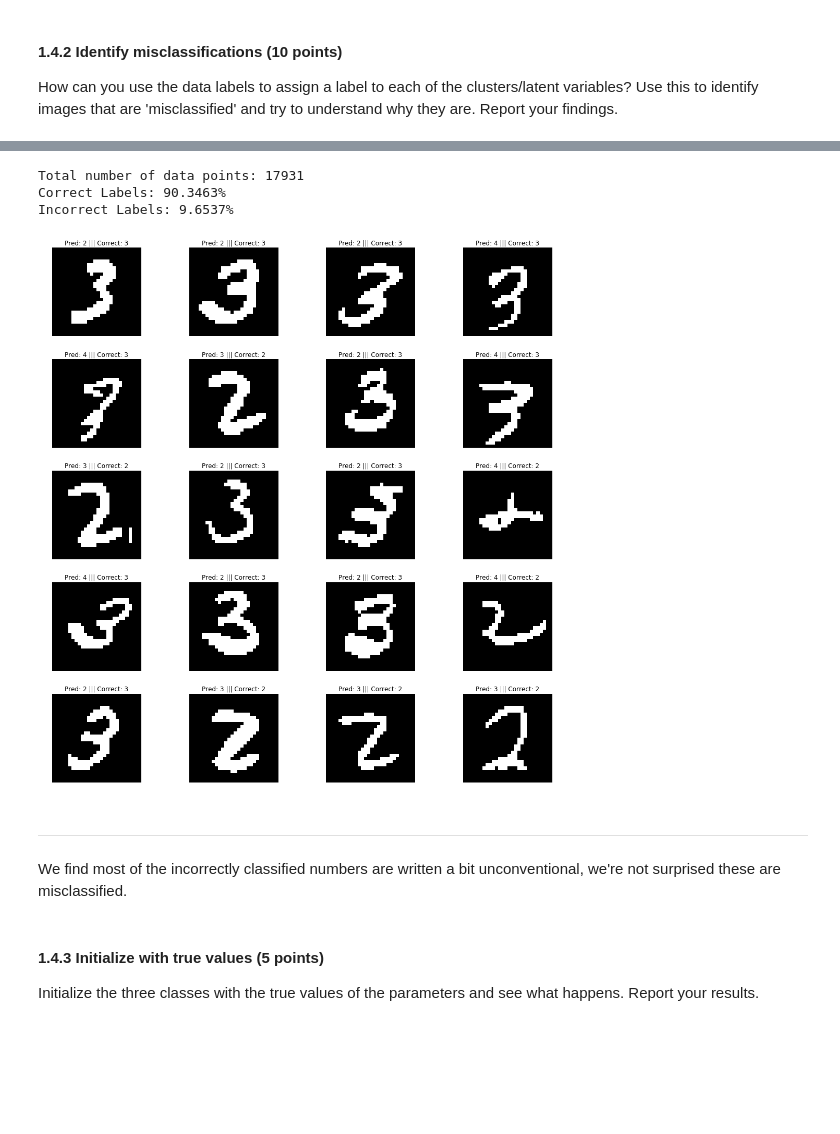
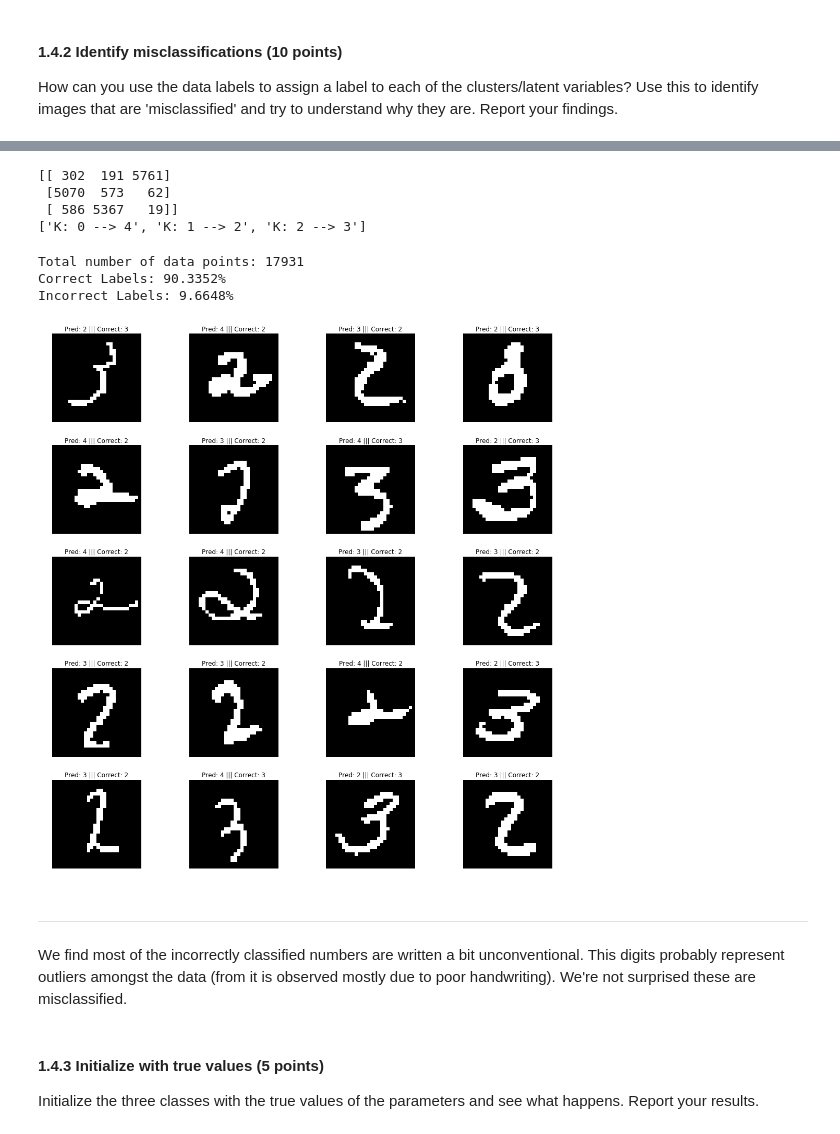
Before and after one commit to Nuno-Mota/Machine-Learning-2, a Jupyter notebook: Lab 3/lab3(1).ipynb, the cells around one changed output, grey strips where cells are left out. Saved outputs shown, nothing was run; the diff lists cells and outputs as text; code cells hidden in the pictures; blank space fills up the shorter version.

```diff
--- a/Lab 3/lab3(1).ipynb
+++ b/Lab 3/lab3(1).ipynb
@@ -311,52 +311,64 @@ Algorithm has converged
+# %%
+label_counts_per_latent_var = np.zeros((num_classes, 3)).astype(int)
+
+for i, gamma_n in enumerate(gamma):
+    cluster_for_n = np.argmax(gamma_n)
+    label_counts_per_latent_var[cluster_for_n, train_labels[digit_indices[i]]-2] += 1
+
+latent_var_to_digit = np.argmax(label_counts_per_latent_var, axis=1)+2
+
+print(label_counts_per_latent_var)
+print(["K: " + str(k) + " --> " + str(latent_var_to_digit[k]) for k in range(latent_var_to_digit.shape[0])])
+# %% [output]
+[[ 302  191 5761]
+ [5070  573   62]
+ [ 586 5367   19]]
+['K: 0 --> 4', 'K: 1 --> 2', 'K: 2 --> 3']
 # %%
-# From the images above get the correct mapping from latent class to digit
-latent_to_digit = {0: 2, 1: 4, 2: 3}
-
-
 correct = 0
 incorrect = []
 
 for i, label_index in enumerate(digit_indices):
     estimated_class = np.argmax(gamma[i, :])
-    if (latent_to_digit[estimated_class] == train_labels[label_index]):
+    if (latent_var_to_digit[estimated_class] == train_labels[label_index]):
         correct += 1
     else:
-        incorrect.append([latent_to_digit[estimated_class], label_index])
+        incorrect.append([latent_var_to_digit[estimated_class], label_index])
 
 
 print("Total number of data points: " + str(len(digit_indices)))
 print("Correct Labels: " + "{:.4f}%".format(100*correct/len(digit_indices)))
 print("Incorrect Labels: " + "{:.4f}%".format(100*len(incorrect)/len(digit_indices)))
 
 
 # Printing of Results
 def show_many_images(incorrect, n_incorrect_imgs_to_show):
     n_rows = n_incorrect_imgs_to_show // 4
     n_rows += n_incorrect_imgs_to_show % 4
 
     fig = plt.figure(1, figsize=(15,3*n_rows))
 
     for i in range(n_incorrect_imgs_to_show):
         ax = plt.subplot2grid((n_rows, 4),(i//4, i%4), fig=fig)
         ax.imshow(np.reshape(bin_train_data[incorrect[i, 1]], (28, 28)), cmap='gray')
         ax.set_title("Pred: " + str(incorrect[i, 0]) + " ||| Correct: " + str(train_labels[incorrect[i, 1]]))
         ax.axis('off')
 
     plt.tight_layout()
     plt.show()
 
 n_incorrect_imgs_to_show = 20
 incorrect = np.array(incorrect)
 incorrect_idxs_to_show = np.random.choice(np.arange(incorrect.shape[0]), n_incorrect_imgs_to_show).astype(int)
 show_many_images(incorrect[incorrect_idxs_to_show], n_incorrect_imgs_to_show)
 # %% [output]
 Total number of data points: 17931
-Correct Labels: 90.3463%
-Incorrect Labels: 9.6537%
+Correct Labels: 90.3352%
+Incorrect Labels: 9.6648%
-[figure, old version]
+[figure, new version]
 # %% [markdown]
 ------------------------
-We find most of the incorrectly classified numbers are written a bit unconventional, we're not surprised these are misclassified.
+We find most of the incorrectly classified numbers are written a bit unconventional. This digits probably represent outliers amongst the data (from it is observed mostly due to poor handwriting). We're not surprised these are misclassified.
 # %% [markdown]
 #### 1.4.3 Initialize with true values (5 points)
 Initialize the three classes with the true values of the parameters and see what happens. Report your results.
```
Also changed, not shown: parts of 7 cells of this notebook.
